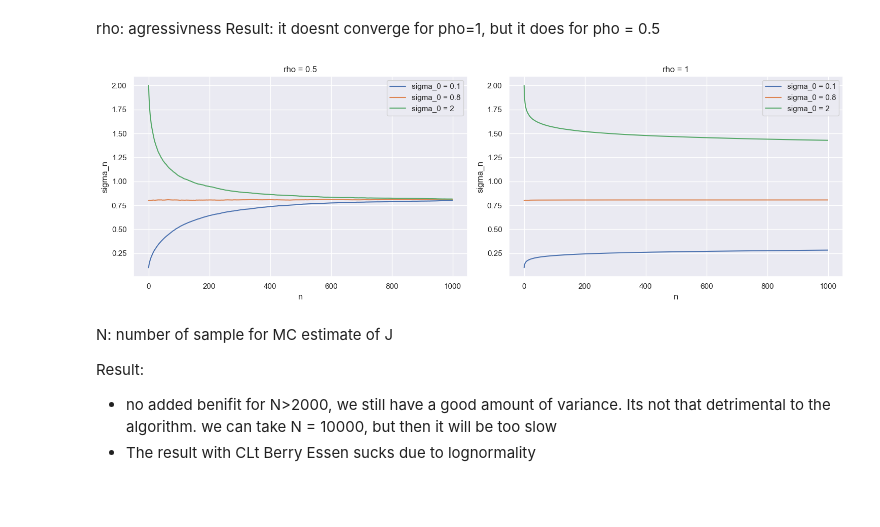
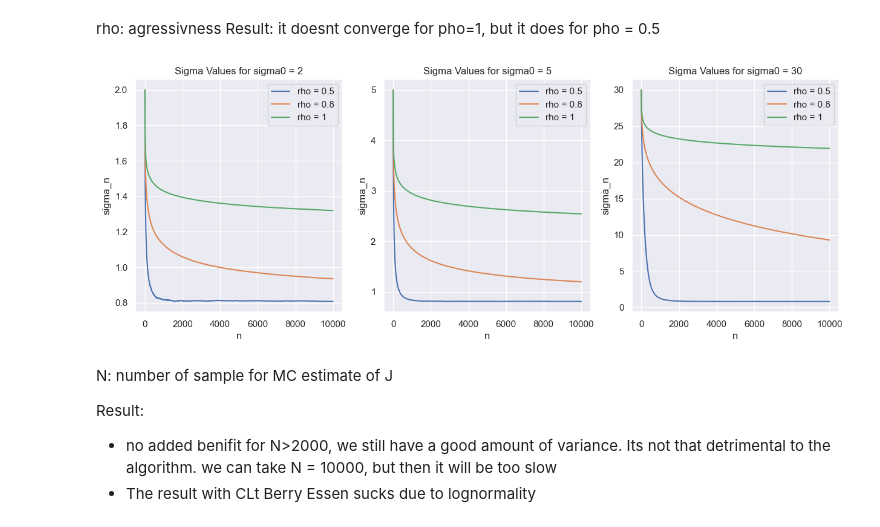
Before and after one commit to Drykx/Monte-Carlo-Project, a Jupyter notebook: Raport.ipynb, the cells around one changed output. Saved outputs shown, nothing was run; the diff lists cells and outputs as text; code cells hidden in the pictures; blank space fills up the shorter version.

```diff
--- a/Raport.ipynb
+++ b/Raport.ipynb
@@ -282,30 +397,25 @@ Understand the effect of each parameter in the algorithm
 rho: agressivness
 Result: it doesnt converge for pho=1, but it does for pho = 0.5
 # %%
-n = 1000
+n = 10000
 N,m = 1000,50
 K, S0, r, T, I_market = 120, 100, 0.05, 0.2, 22
-sigma0_values = [0.1,0.8,2]
 
-rho_values =[0.5,1]
+sigma_0_values = [2,5,30]
+rho_values = [0.5,0.8,1]
 
-# Create a subplot for different rho values
-fig, axes = plt.subplots(1,len(rho_values), figsize=(15, 5))
+fig, axes = plt.subplots(1,len(sigma_0_values), figsize=(15, 5))
 
-for j, rho in enumerate(rho_values):
-    axes[j].set_title(f'rho = {rho}')
-    for i, sigma_0 in enumerate(sigma0_values):
-        sigmas = RM_Asian(n, N, rho=rho, K=K, S0=S0, T=T, r=r, I_market=I_market, m= m, sigma_0=sigma_0)
-        axes[j].plot(range(n), sigmas, label=f'sigma_0 = {sigma_0}')
-
-    axes[j].legend()
-    axes[j].set_xlabel('n')
-    axes[j].set_ylabel('sigma_n')
-
-plt.tight_layout()
-plt.show()
+for i, sigma_0 in enumerate(sigma_0_values):
+    for j,rho in enumerate(rho_values):
+        sigmas= RM_Asian(n, N, rho = rho, K = K, S0 = S0, T = T, r = r, I_market = I_market, m = m,sigma_0 = sigma_0)
+        axes[i].plot(sigmas, label=f'rho = {rho}')
+        axes[i].set_title(f'Sigma Values for sigma0 = {sigma_0}')
+    axes[i].legend()
+    axes[i].set_xlabel('n')
+    axes[i].set_ylabel('sigma_n')
 # %% [output]
-[figure, old version]
+[figure, new version]
 # %% [markdown]
 N: number of sample for MC estimate of J
 
```
Also changed, not shown: parts of 29 cells of this notebook.
